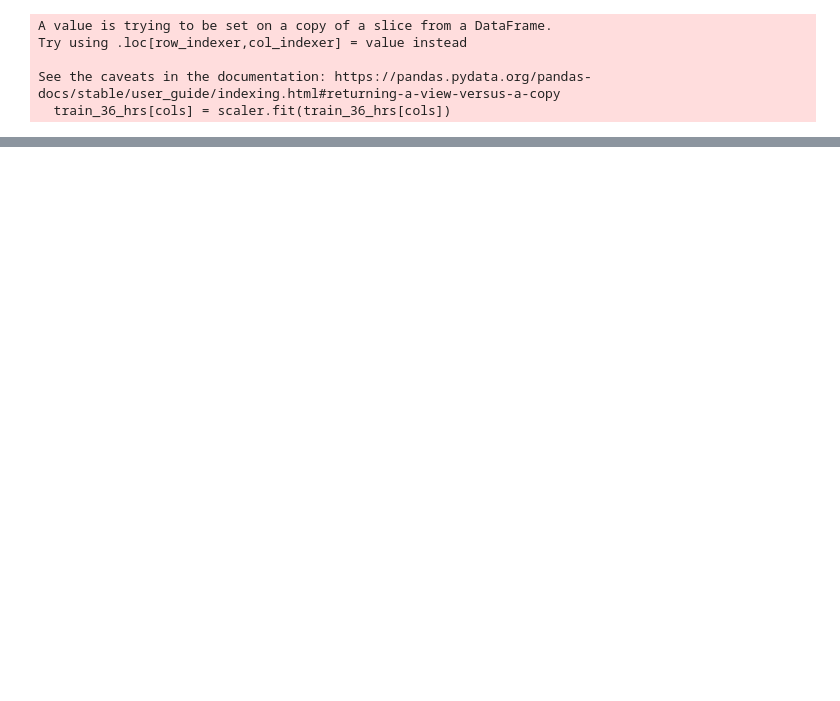
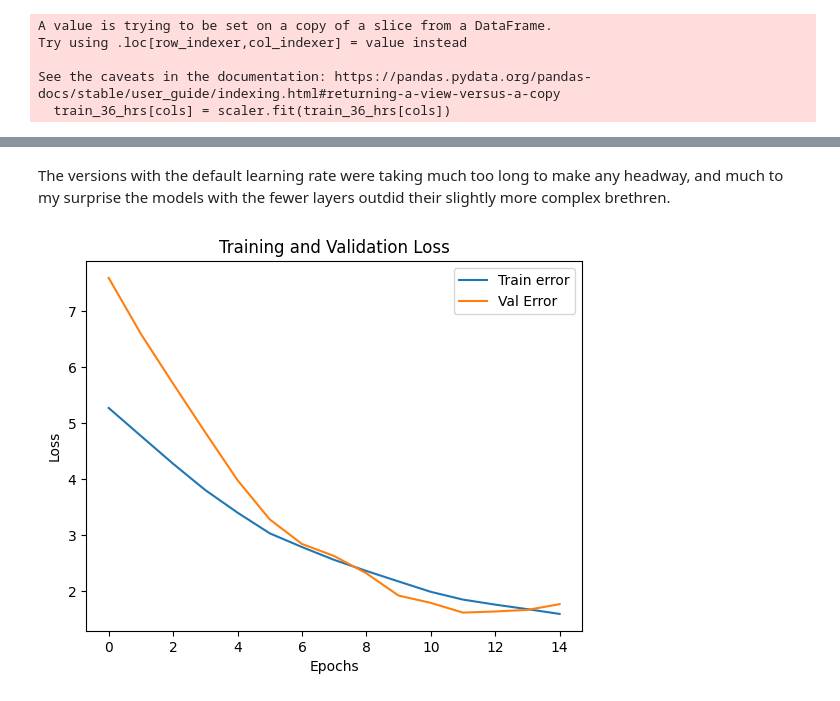
Before and after one commit to FerdinandBeaman/Capstone, a Jupyter notebook: CapstoneProject.ipynb, the cells around one changed output, grey strips where cells are left out. Cells and saved outputs as stored; diff of their text form; code cells hidden in the pictures; blank space fills up the shorter version.

Commit message:
generating visualizations

```diff
--- a/CapstoneProject.ipynb
+++ b/CapstoneProject.ipynb
@@ -368,0 +245,9 @@ plot_pred(model_80_2, X_val80, y_val80, 3)
+# %%
+def plot_error(X):
+  hist_dict = X.history
+  rmse = hist_dict["root_mean_squared_error"]
+  v_rmse = hist_dict["val_root_mean_squared_error"]
+  df = pd.DataFrame(data={"Train_error":rmse, "Val_Error":v_rmse})
+  plt.plot(df["Train_error"][:], label = "Train error")
+  plt.plot(df["Val_Error"][:], label = "Val Error")
+  plt.legend()
@@ -368,0 +491,3 @@ plot_pred(model_80_2, X_val80, y_val80, 3)
+# %%
+hist_60_1 = model_60_1.fit(X_train60, y_train60, validation_data=(X_val60, y_val60),
+            epochs = 30, callbacks = [cp_60_1, EarlyStopping(patience=3, start_from_epoch=5)])
@@ -368,0 +754,18 @@ plot_pred(model_80_2, X_val80, y_val80, 3)
+# %% [markdown]
+The versions with the default learning rate were taking much too long to make any headway, and much to my surprise the models with the fewer layers outdid their slightly more complex brethren.
+# %%
+def plot_error(history):
+  hist_dict = history.history
+  rmse = hist_dict["root_mean_squared_error"]
+  v_rmse = hist_dict["val_root_mean_squared_error"]
+  df = pd.DataFrame(data={"Train_error":rmse, "Val_Error":v_rmse})
+  plt.plot(df["Train_error"][:], label = "Train error")
+  plt.plot(df["Val_Error"][:], label = "Val Error")
+  plt.title('Training and Validation Loss')
+  plt.xlabel('Epochs')
+  plt.ylabel('Loss')
+  plt.legend()
+# %%
+plot_error(hist_60_1)
+# %% [output]
+[figure, added]
```
Also changed, not shown: parts of 70 cells of this notebook.
